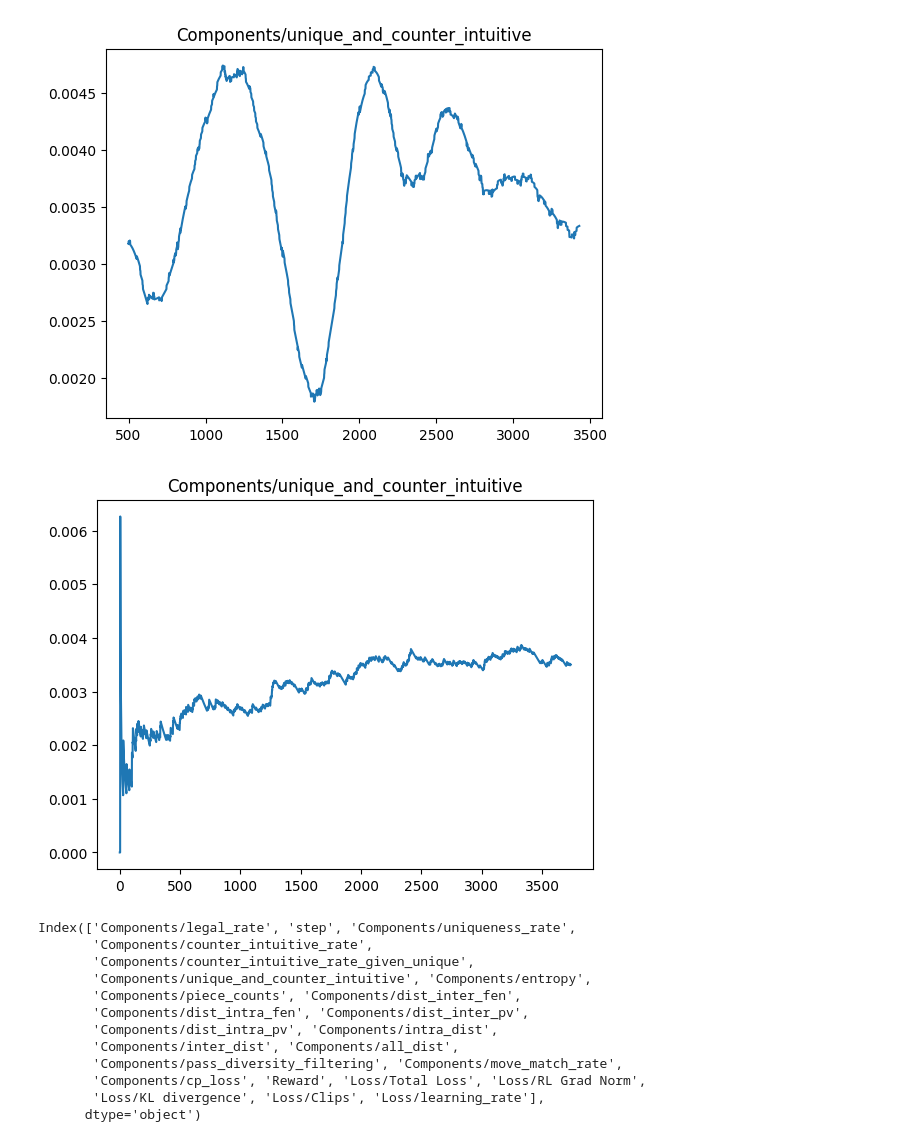
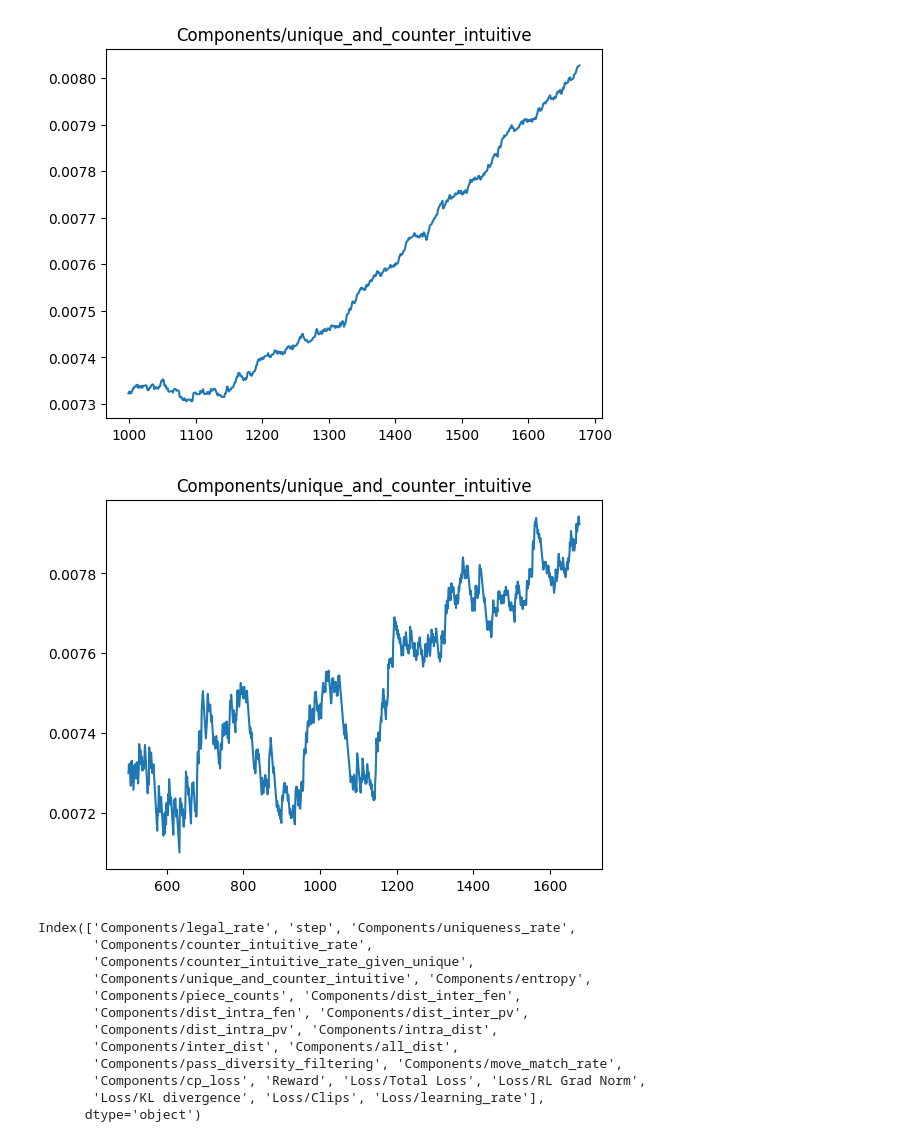
Before and after one commit to naapeli/Generating-open-source-chess-puzzles, a Jupyter notebook: Presentation 8.5/plots.ipynb, the cells around one changed output. Saved outputs shown, nothing was run; the diff lists cells and outputs as text; code cells hidden in the pictures.

```diff
--- a/Presentation 8.5/plots.ipynb
+++ b/Presentation 8.5/plots.ipynb
@@ -27,11 +27,10 @@ def tflog2pandas(path):
 # %%
 # log_path = "../src/runs/rl/espov3/run8"
 # log_path = "../src/runs/rl/final_large_runs/no_conditioning/run2"
-log_path = "../src/runs/rl/final_large_runs/test/run5"
+log_path = "../src/runs/rl/final_large_runs/conditioning_with_move/run2"
+# log_path = "../src/runs/rl/final_large_runs/test/run5"
 df = tflog2pandas(log_path)
 df.index = range(len(df))
-# %%
-df = df.iloc[::2]  # reward was accidentally logged twice per epoch
 # %%
 df
 # %% [output]
@@ -107,11 +106,11 @@ plt.show()
 # %%
-plot_rolling(df["Components/unique_and_counter_intuitive"], 500)
+plot_rolling(df["Components/unique_and_counter_intuitive"], 1000)
 # %% [output]
-[figure, old version]
+[figure, new version]
 # %%
-plot_ema(df["Components/unique_and_counter_intuitive"])
+plot_ema(df["Components/unique_and_counter_intuitive"], start=500)
 # %% [output]
-[figure, old version]
+[figure, new version]
 # %%
 df.columns
 # %% [output]
```
Also changed, not shown: parts of 4 cells of this notebook, 6 other files.
